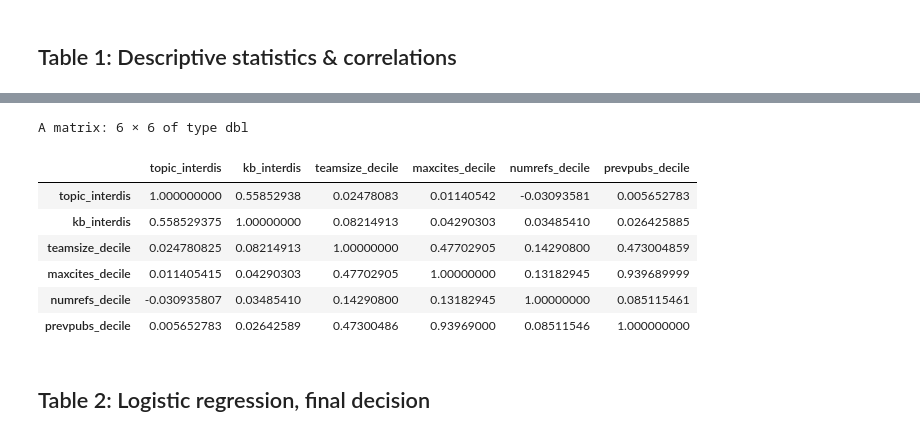
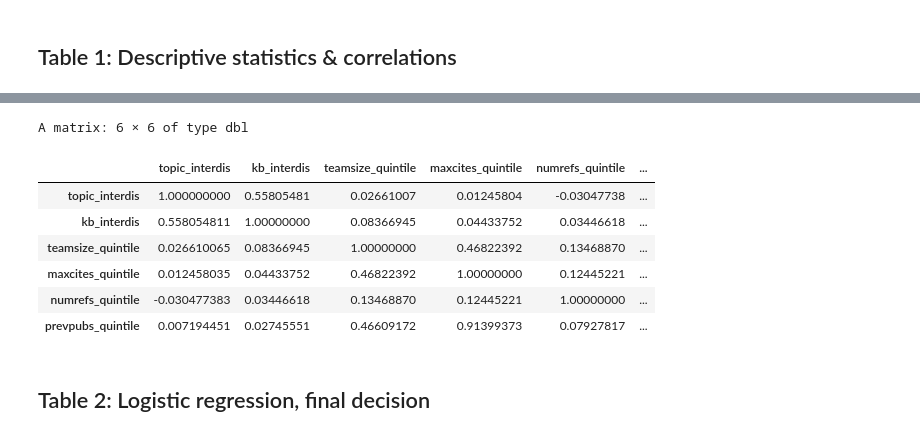
Before and after one commit to sdxiang/evaluating-idr-replication, a Jupyter notebook: replication_package.ipynb, the cells around one changed output, grey strips where cells are left out. Drawn from its saved outputs; the diff is of its cells as text; code cells hidden in the pictures.

```diff
--- a/replication_package.ipynb
+++ b/replication_package.ipynb
@@ -62,17 +62,17 @@ summary(subs_df)
 # %%
 subs_df %>%
-    select(topic_interdis, kb_interdis, teamsize_decile, maxcites_decile, numrefs_decile, prevpubs_decile) %>%
+    select(topic_interdis, kb_interdis, teamsize_quintile, maxcites_quintile, numrefs_quintile, prevpubs_quintile) %>%
     drop_na() %>%
     cor()
 # %% [output]
 A matrix: 6 × 6 of type dbl
-|  | topic_interdis | kb_interdis | teamsize_decile | maxcites_decile | numrefs_decile | prevpubs_decile |
-| topic_interdis | 1.000000000 | 0.55852938 | 0.02478083 | 0.01140542 | -0.03093581 | 0.005652783 |
-| kb_interdis | 0.558529375 | 1.00000000 | 0.08214913 | 0.04290303 | 0.03485410 | 0.026425885 |
-| teamsize_decile | 0.024780825 | 0.08214913 | 1.00000000 | 0.47702905 | 0.14290800 | 0.473004859 |
-| maxcites_decile | 0.011405415 | 0.04290303 | 0.47702905 | 1.00000000 | 0.13182945 | 0.939689999 |
-| numrefs_decile | -0.030935807 | 0.03485410 | 0.14290800 | 0.13182945 | 1.00000000 | 0.085115461 |
-| prevpubs_decile | 0.005652783 | 0.02642589 | 0.47300486 | 0.93969000 | 0.08511546 | 1.000000000 |
+|  | topic_interdis | kb_interdis | teamsize_quintile | maxcites_quintile | numrefs_quintile | ... |
+| topic_interdis | 1.000000000 | 0.55805481 | 0.02661007 | 0.01245804 | -0.03047738 | ... |
+| kb_interdis | 0.558054811 | 1.00000000 | 0.08366945 | 0.04433752 | 0.03446618 | ... |
+| teamsize_quintile | 0.026610065 | 0.08366945 | 1.00000000 | 0.46822392 | 0.13468870 | ... |
+| maxcites_quintile | 0.012458035 | 0.04433752 | 0.46822392 | 1.00000000 | 0.12445221 | ... |
+| numrefs_quintile | -0.030477383 | 0.03446618 | 0.13468870 | 0.12445221 | 1.00000000 | ... |
+| prevpubs_quintile | 0.007194451 | 0.02745551 | 0.46609172 | 0.91399373 | 0.07927817 | ... |
 # %% [markdown]
 ## Table 2: Logistic regression, final decision
 # %%
```
Also changed, not shown: parts of 9 cells of this notebook, 2 other files.
